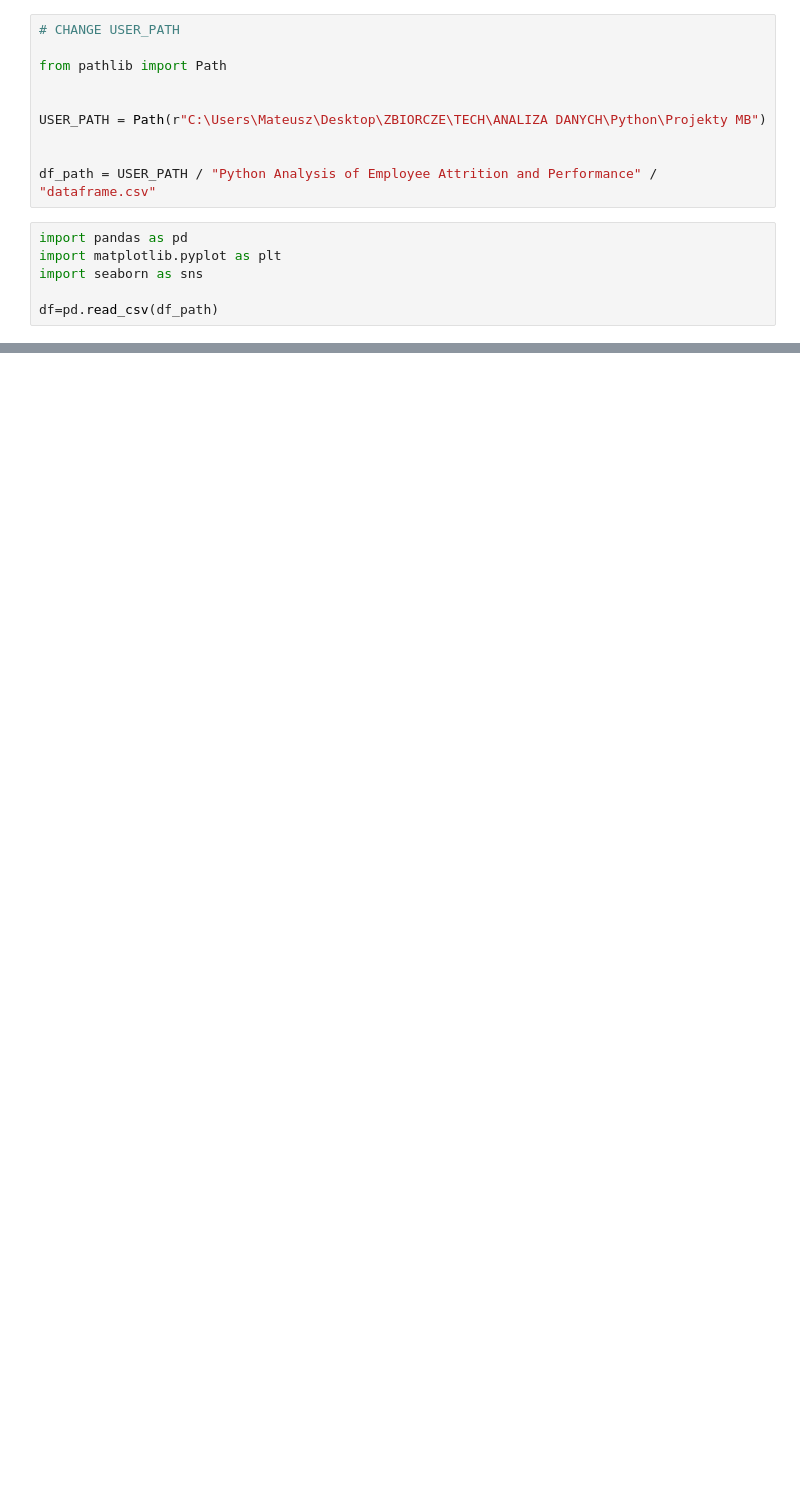
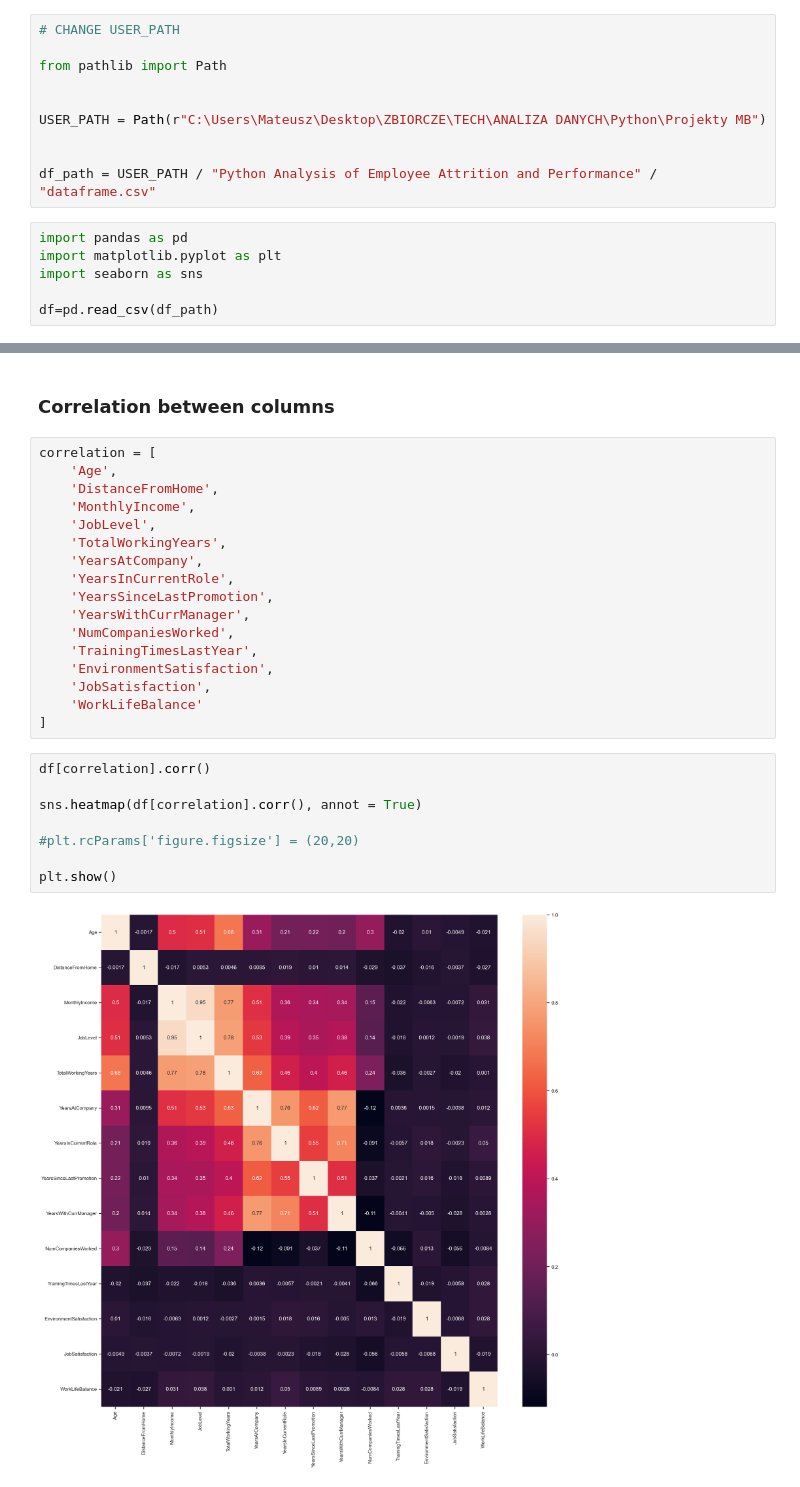
Before and after one commit to matbochenek42/Python-Analysis-of-Employee-Attrition-and-Performance, a Jupyter notebook: 2_EDA.ipynb, the cells around one changed output, grey strips where cells are left out. Drawn from its saved outputs; the diff is of its cells as text; blank space fills up the shorter version.

```diff
--- a/2_EDA.ipynb
+++ b/2_EDA.ipynb
@@ -49,0 +23,29 @@ df.sample(3)
+# %% [markdown]
+### Correlation between columns
+# %%
+correlation = [
+    'Age',
+    'DistanceFromHome',
+    'MonthlyIncome',
+    'JobLevel',
+    'TotalWorkingYears',
+    'YearsAtCompany',
+    'YearsInCurrentRole',
+    'YearsSinceLastPromotion',
+    'YearsWithCurrManager',
+    'NumCompaniesWorked',
+    'TrainingTimesLastYear',
+    'EnvironmentSatisfaction',
+    'JobSatisfaction',
+    'WorkLifeBalance'
+]
+# %%
+df[correlation].corr()
+
+sns.heatmap(df[correlation].corr(), annot = True)
+
+#plt.rcParams['figure.figsize'] = (20,20)
+
+plt.show()
+# %% [output]
+[figure, added]
```
Also changed, not shown: parts of 13 cells of this notebook, 3 other files.
